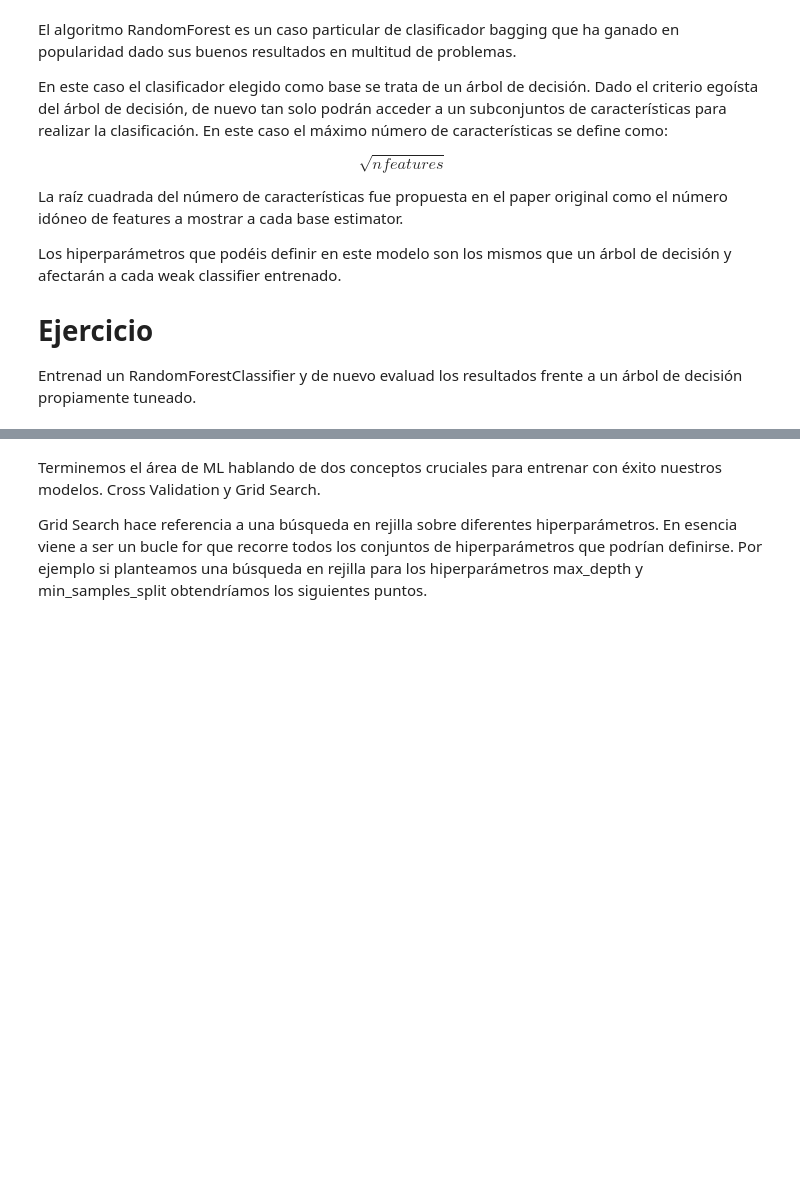
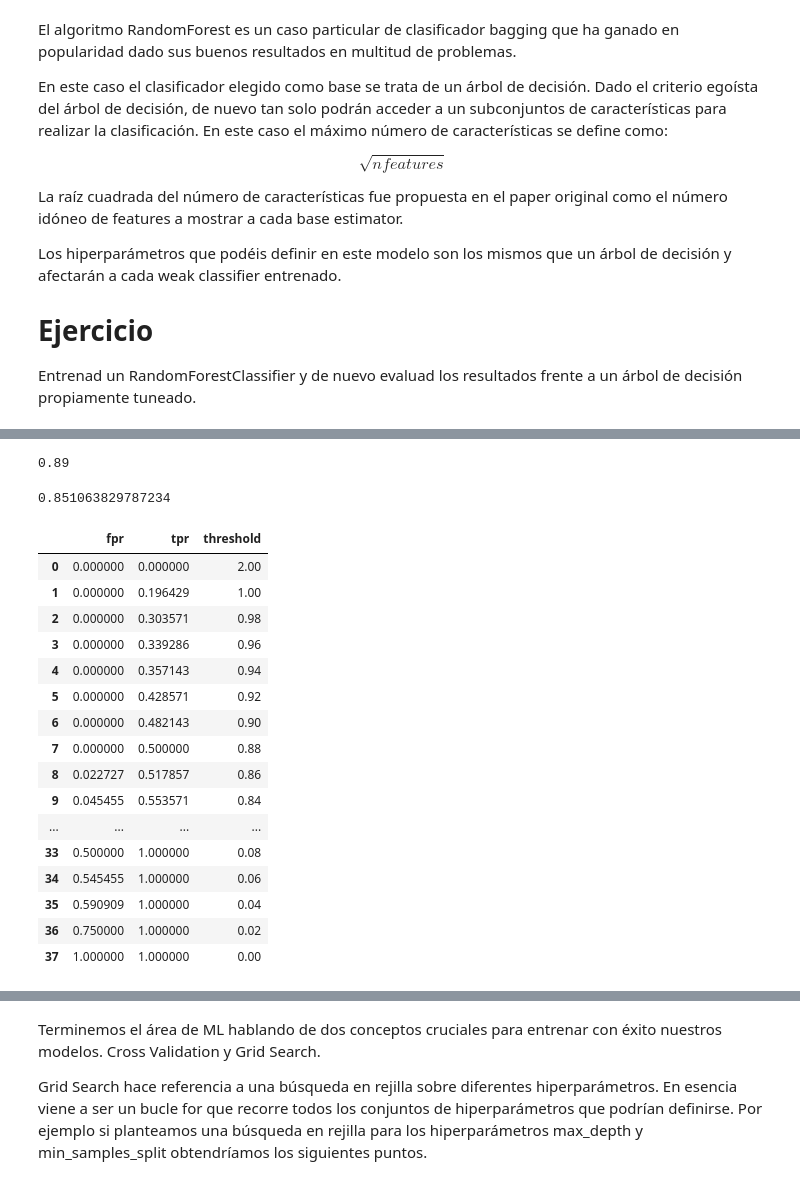
Before and after one commit to FranVaquer92/IA3_UV_Vaquer, a Jupyter notebook: Copia_de_Bagging.ipynb, the cells around one changed output, grey strips where cells are left out. Drawn from its saved outputs; the diff is of its cells as text; code cells hidden in the pictures; blank space fills up the shorter version.

```diff
--- a/Copia_de_Bagging.ipynb
+++ b/Copia_de_Bagging.ipynb
@@ -224,5 +316,7 @@ Los hiperparámetros que podéis definir en este modelo son los mismos que un á
 
 Entrenad un RandomForestClassifier y de nuevo evaluad los resultados frente a un árbol de decisión propiamente tuneado.
 # %%
-# Code here
-model = RandomForestClassifier()
+# RANDOMFOREST
+model = RandomForestClassifier(n_estimators= 50, random_state=100)
+# %%
+model.fit(X_train, Y_train)
@@ -228,0 +332,39 @@ model = RandomForestClassifier()
+# %%
+model.score(X_test, Y_test)
+# %% [output]
+0.89
+# %%
+precision_score(Y_test, model.predict(X_test), pos_label='Female')
+# %% [output]
+0.851063829787234
+# %%
+new_probs = []
+for value in pd.DataFrame(Y_test)['sex']:
+  if value == "Male":
+    new_probs.append(1.0)
+  else:
+    new_probs.append(0.0)
+# %%
+# Write your code here
+fpr, tpr, thresholds = roc_curve(new_probs, list(model.predict_proba(X_test)[:,1]), drop_intermediate=False)
+df_roc = pd.DataFrame({'fpr':fpr, 'tpr':tpr, 'threshold':thresholds})
+# %%
+df_roc
+# %% [output]
+|  | fpr | tpr | threshold |
+| 0 | 0.000000 | 0.000000 | 2.00 |
+| 1 | 0.000000 | 0.196429 | 1.00 |
+| 2 | 0.000000 | 0.303571 | 0.98 |
+| 3 | 0.000000 | 0.339286 | 0.96 |
+| 4 | 0.000000 | 0.357143 | 0.94 |
+| 5 | 0.000000 | 0.428571 | 0.92 |
+| 6 | 0.000000 | 0.482143 | 0.90 |
+| 7 | 0.000000 | 0.500000 | 0.88 |
+| 8 | 0.022727 | 0.517857 | 0.86 |
+| 9 | 0.045455 | 0.553571 | 0.84 |
+| ... | ... | ... | ... |
+| 33 | 0.500000 | 1.000000 | 0.08 |
+| 34 | 0.545455 | 1.000000 | 0.06 |
+| 35 | 0.590909 | 1.000000 | 0.04 |
+| 36 | 0.750000 | 1.000000 | 0.02 |
+| 37 | 1.000000 | 1.000000 | 0.00 |
```
Also changed, not shown: parts of 30 cells of this notebook.
